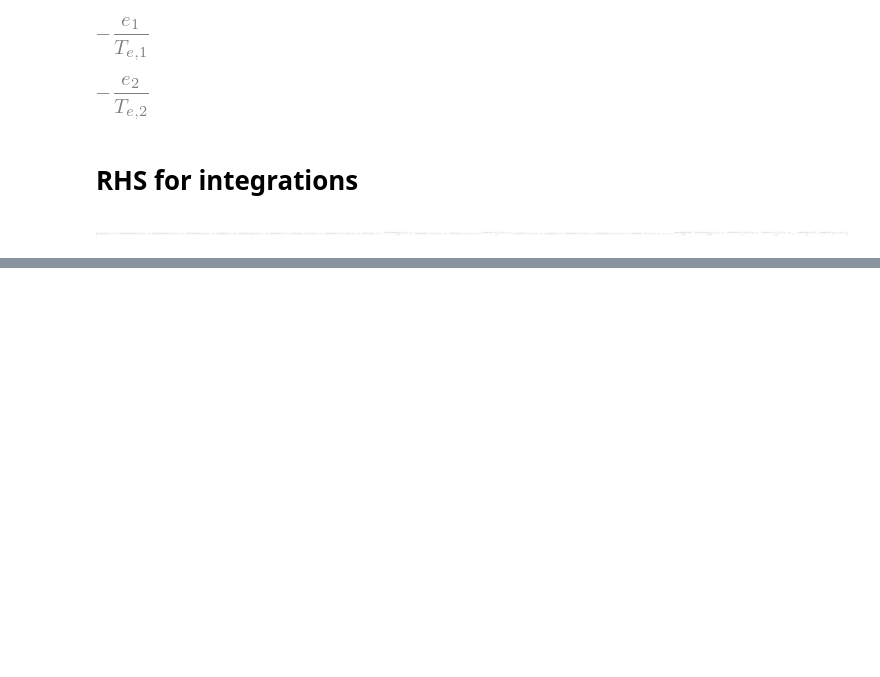
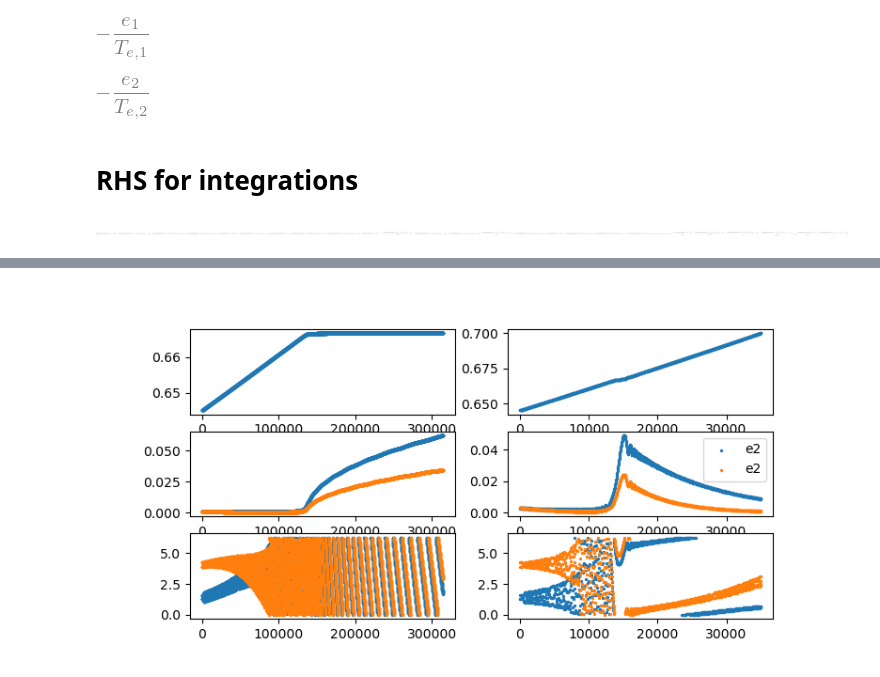
Before and after one commit to jtlaune/wc-apsidal-precession, a Jupyter notebook: paper-3.ipynb, the cells around one changed output, grey strips where cells are left out. Cells and saved outputs as stored; diff of their text form; code cells hidden in the pictures; blank space fills up the shorter version.

```diff
--- a/paper-3.ipynb
+++ b/paper-3.ipynb
@@ -403,0 +453,31 @@ plt.show()
+# %%
+# sol [n1, n2, e1, e2, th0, pom1, pom2]
+plt.clf()
+plt.figure(figsize=(8, 4))
+
+################################################
+plt.subplot(3, 2, 1)
+plt.scatter(sol0.t, sol0.y[1] / sol0.y[0], s=2)
+plt.subplot(3, 2, 2)
+plt.scatter(sol1.t, sol1.y[1] / sol1.y[0], s=2)
+
+################################################
+plt.subplot(3, 2, 3)
+plt.scatter(sol0.t, sol0.y[2], s=2)
+plt.scatter(sol0.t, sol0.y[3], s=2)
+plt.subplot(3, 2, 4)
+plt.scatter(sol1.t, sol1.y[2] % 2 * np.pi, s=2, label="e2")
+plt.scatter(sol1.t, sol1.y[3] % 2 * np.pi, s=2, label="e2")
+plt.legend()
+
+################################################
+plt.subplot(3, 2, 5)
+plt.scatter(sol0.t, sol0.y[5] % 2 * np.pi, s=2)
+plt.scatter(sol0.t, sol0.y[6] % 2 * np.pi, s=2)
+plt.subplot(3, 2, 6)
+plt.scatter(sol1.t, sol1.y[5] % 2 * np.pi, s=2)
+plt.scatter(sol1.t, sol1.y[6] % 2 * np.pi, s=2)
+
+plt.show()
+# %% [output]
+[figure, added]
```
Also changed, not shown: parts of 10 cells of this notebook.
